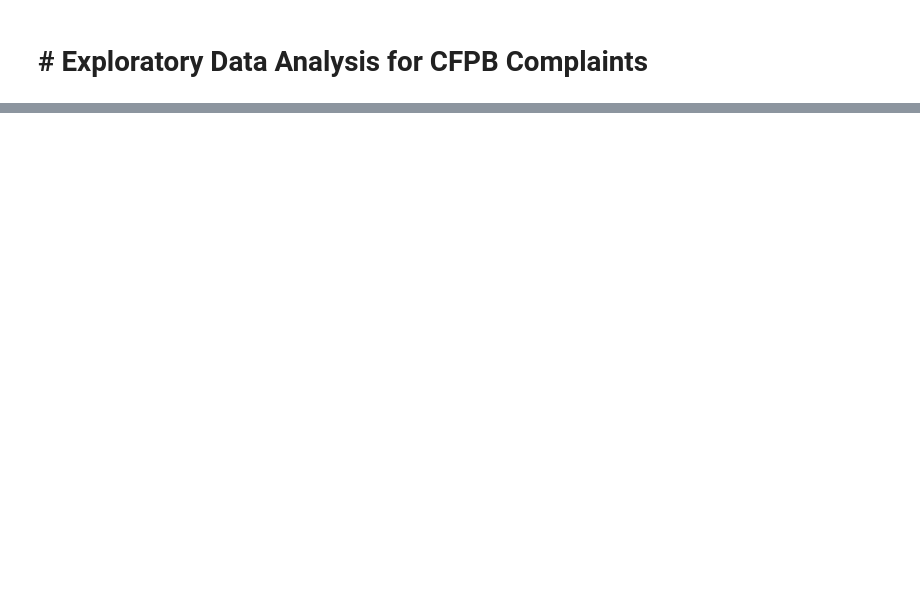
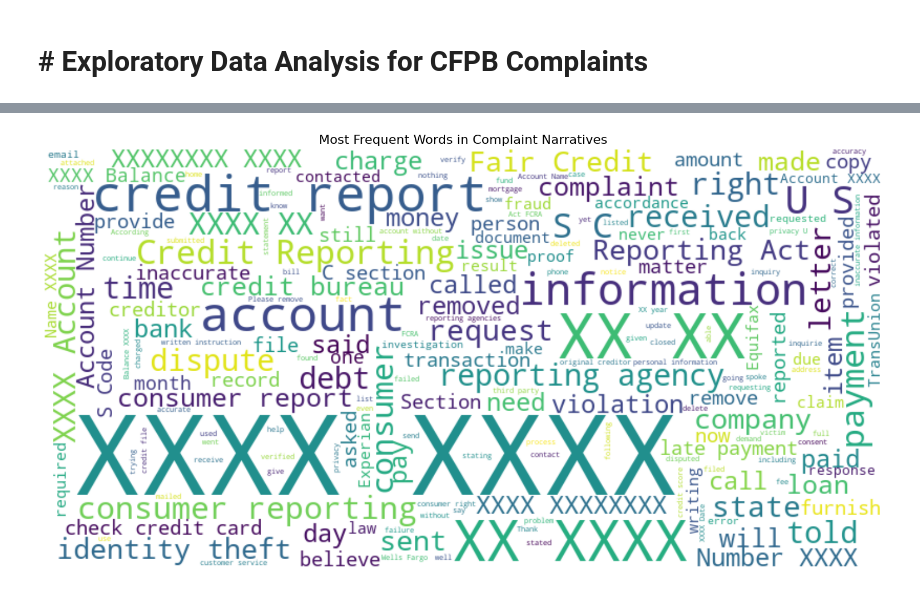
Before and after one commit to EstiphanosH/Intelligent-Complaint-Analysis-for-Financial-Services-Chatbot, a Jupyter notebook: notebooks/eda.ipynb, the cells around one changed output, grey strips where cells are left out. Drawn from its saved outputs; the diff is of its cells as text; code cells hidden in the pictures; blank space fills up the shorter version.

Commit message:
fix: fixed issues

```diff
--- a/notebooks/eda.ipynb
+++ b/notebooks/eda.ipynb
@@ -73,19 +92,25 @@ print("\nCleaned Text:\n", clean_narrative(sample_text))
 # %%
 # %%
-# Word cloud for most common issues
-text = " ".join(
-    narrative for narrative in df['Consumer complaint narrative'].dropna().astype(str)
-    if len(narrative) > 50
-)
+# Word cloud for most common issues (sampled to avoid MemoryError)
+sample_narratives = df['Consumer complaint narrative'].dropna().astype(str)
+sample_narratives = sample_narratives[sample_narratives.str.len() > 50]
+
+# Sample up to 10,000 narratives for memory efficiency
+if len(sample_narratives) > 10000:
+    sample_narratives = sample_narratives.sample(10000, random_state=42)
+
+text = " ".join(sample_narratives)
 
 wordcloud = WordCloud(width=800, height=400, background_color='white').generate(text)
 plt.figure(figsize=(15, 8))
 plt.imshow(wordcloud, interpolation='bilinear')
 plt.axis("off")
 plt.title('Most Frequent Words in Complaint Narratives', fontsize=16)
 plt.tight_layout()
 plt.savefig('../docs/images/wordcloud.png')
 plt.show()
+# %% [output]
+[figure, added]
 # %%
 # %%
 # Save key statistics for report
```
Also changed, not shown: parts of 5 cells of this notebook, 2 other files.
